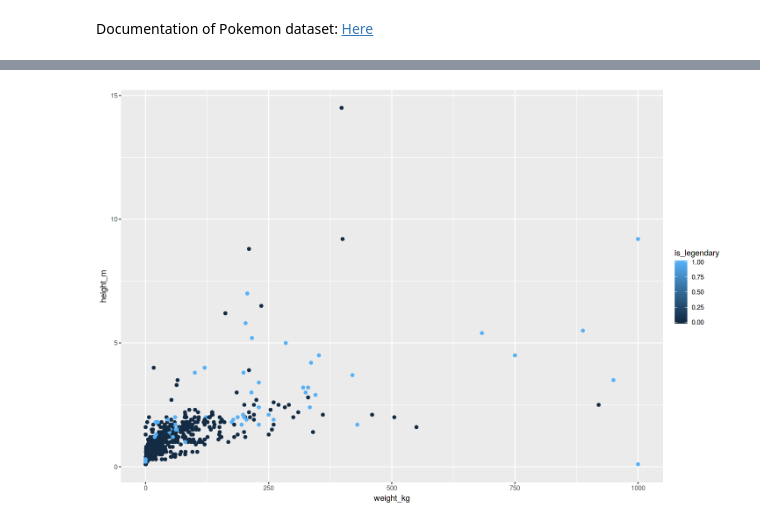
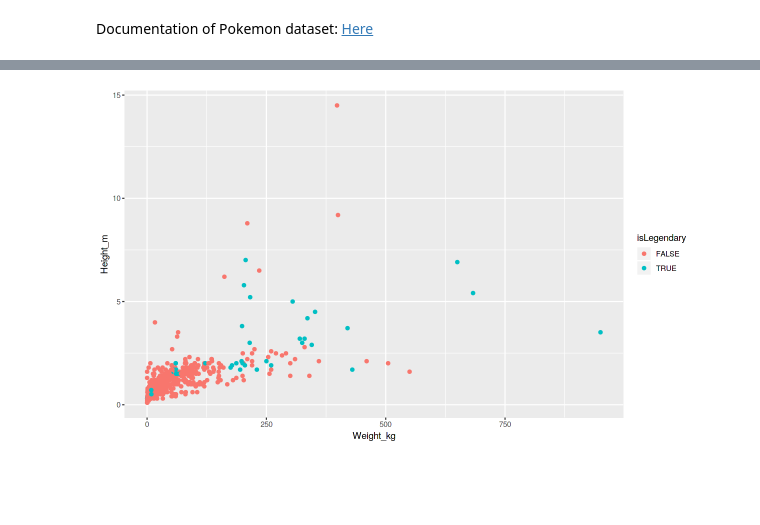
Before and after one commit to the-tanvan/BIOS512, a Jupyter notebook: notes/Data Visualization.ipynb, the cells around one changed output, grey strips where cells are left out. Drawn from its saved outputs; the diff is of its cells as text; code cells hidden in the pictures; blank space fills up the shorter version.

```diff
--- a/notes/Data Visualization.ipynb
+++ b/notes/Data Visualization.ipynb
@@ -28,7 +28,7 @@ The following object is masked from ‘package:stats’:
 ✖ dplyr::lag()    masks stats::lag()
 # %%
 # Import data from csv stored in Github
-pkmn = read_csv('https://raw.githubusercontent.com/the-tanvan/BIOS512/master/notes/data/pokemon.csv')
+pokemon = read_csv('https://raw.githubusercontent.com/the-tanvan/BIOS512/master/notes/data/pokemon.csv')
 # %% [output]
 Parsed with column specification:
 cols(
@@ -60,8 +63,12 @@ A tibble: 5 × 41
 # %%
 # Define dimensions of image
-options(repr.plot.width=12, repr.plot.height=8)
+options(repr.plot.width=10, repr.plot.height=6)
 
-p = ggplot(pokemon,aes(x=weight_kg, y=height_m, color=islegendary))
+# Example of a scatterplot
+# Create ggplot object, set up x and y variables and the colorby
+p = ggplot(pokemon,aes(x=Weight_kg, y=Height_m, color=isLegendary))
 p = p + geom_point()
 p
+
+# Note R is case-sensitive
 # %% [output]
@@ -70 +75 @@ Warning message:
-[figure, old version]
+[figure, new version]
```
Also changed, not shown: parts of 3 cells of this notebook, 7 other files.
